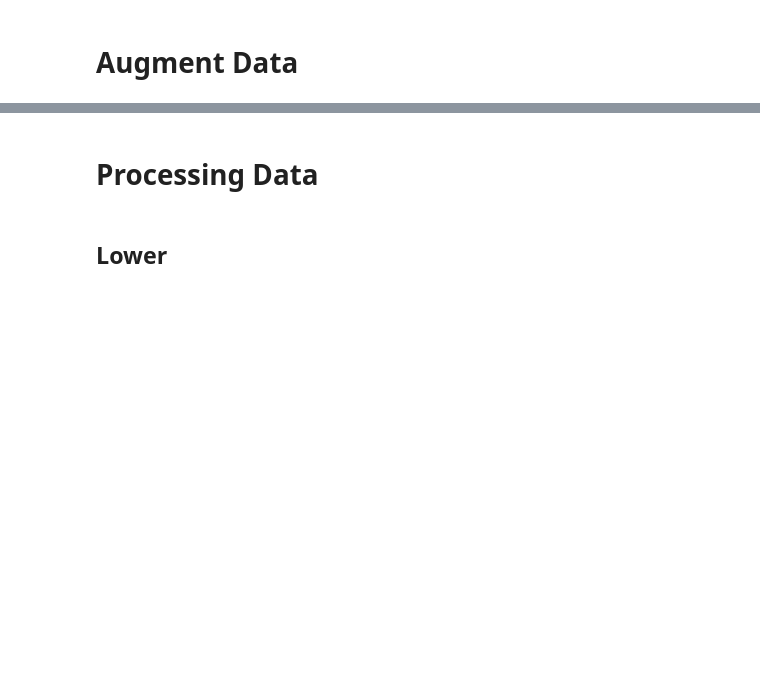
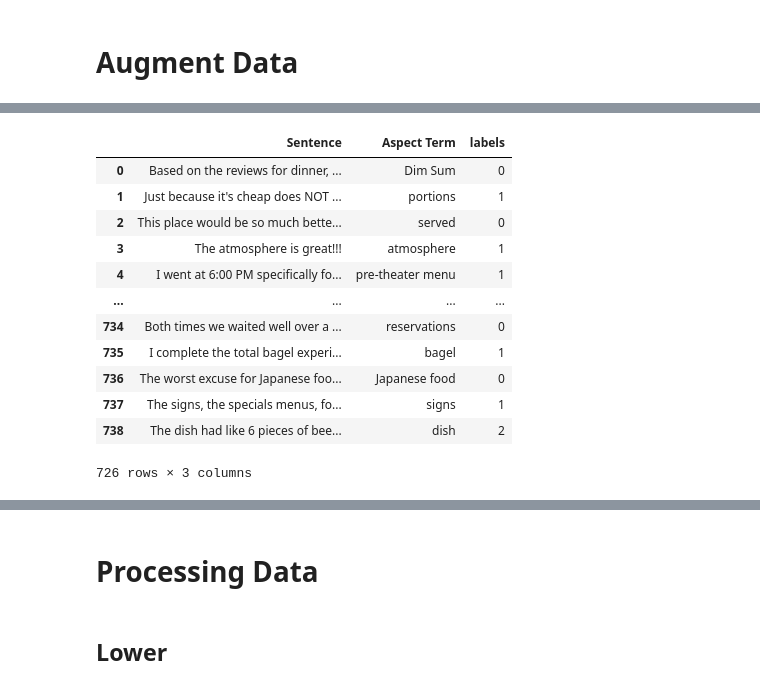
Before and after one commit to conanWinner/VKU_LAB_SENTIMENT, a Jupyter notebook: sa-lab1c2994695a3.ipynb, the cells around one changed output, grey strips where cells are left out. Saved outputs shown, nothing was run; the diff lists cells and outputs as text; code cells hidden in the pictures; blank space fills up the shorter version.

```diff
--- a/sa-lab1c2994695a3.ipynb
+++ b/sa-lab1c2994695a3.ipynb
@@ -50,3 +112,19 @@ train_df, val_df = train_test_split(df, test_size=0.2, random_state=42)
+# %%
+test_df
+# %% [output]
+|  | Sentence | Aspect Term | labels |
+| 0 | Based on the reviews for dinner, ... | Dim Sum | 0 |
+| 1 | Just because it's cheap does NOT ... | portions | 1 |
+| 2 | This place would be so much bette... | served | 0 |
+| 3 | The atmosphere is great!!! | atmosphere | 1 |
+| 4 | I went at 6:00 PM specifically fo... | pre-theater menu | 1 |
+| ... | ... | ... | ... |
+| 734 | Both times we waited well over a ... | reservations | 0 |
+| 735 | I complete the total bagel experi... | bagel | 1 |
+| 736 | The worst excuse for Japanese foo... | Japanese food | 0 |
+| 737 | The signs, the specials menus, fo... | signs | 1 |
+| 738 | The dish had like 6 pieces of bee... | dish | 2 |
+726 rows × 3 columns
 # %%
 import matplotlib.pyplot as plt
 
```
Also changed, not shown: parts of 51 cells of this notebook.
